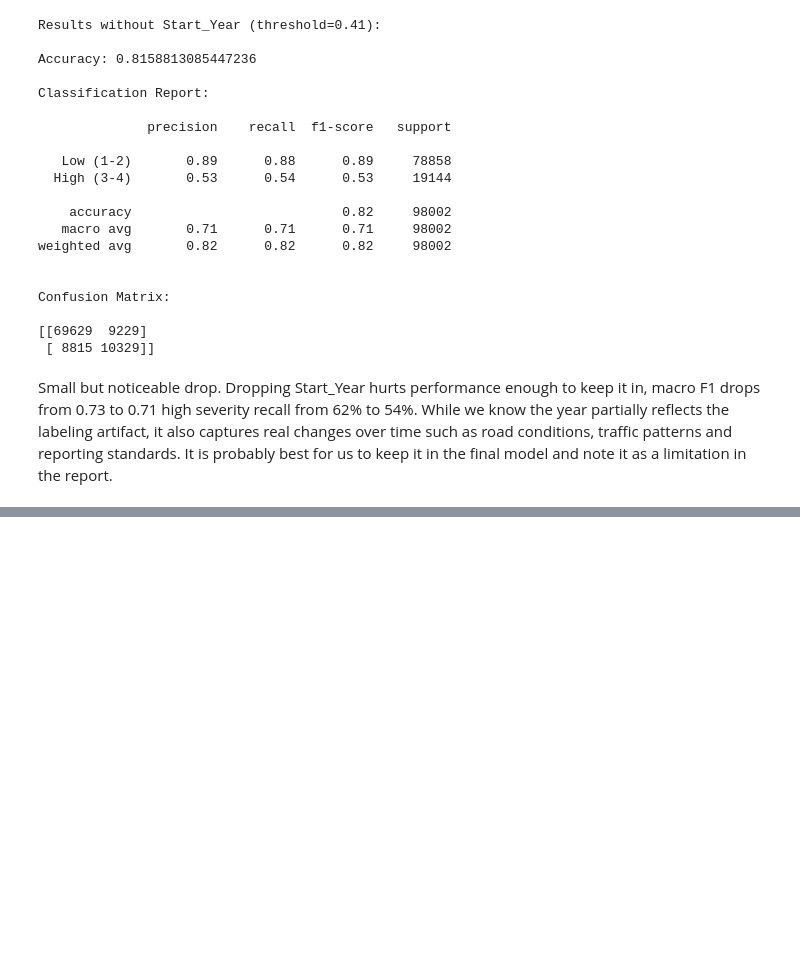
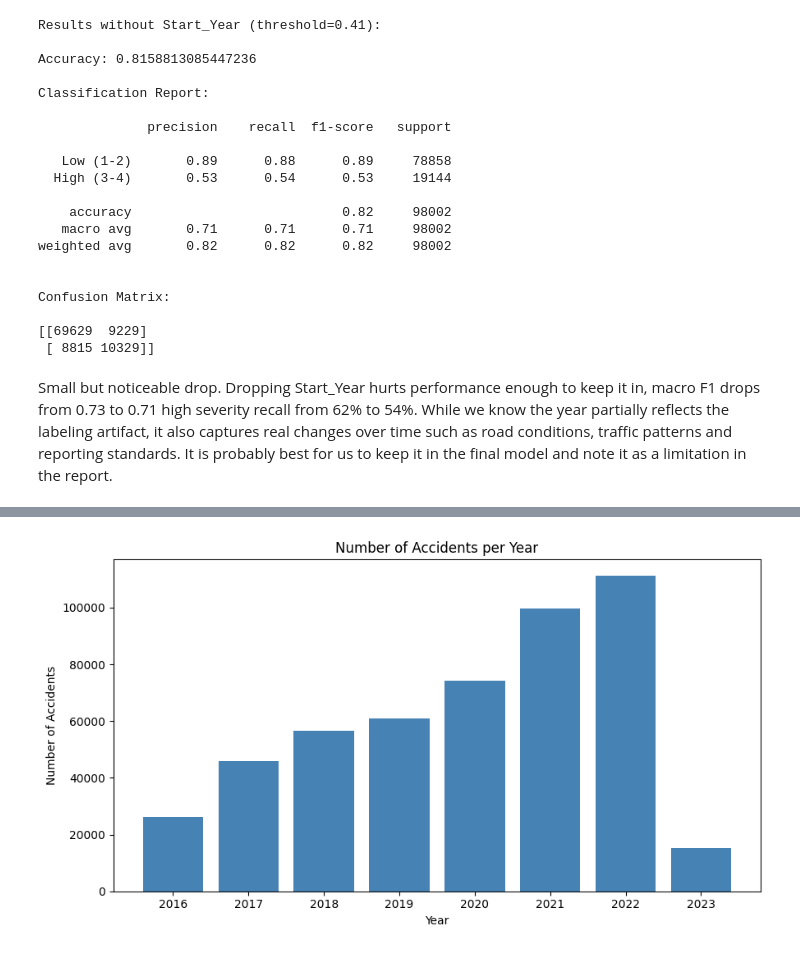
Before and after one commit to Grimur12/Data, a Jupyter notebook: Project/Project v2.ipynb, the cells around one changed output, grey strips where cells are left out. Drawn from its saved outputs; the diff is of its cells as text; code cells hidden in the pictures; blank space fills up the shorter version.

```diff
--- a/Project/Project v2.ipynb
+++ b/Project/Project v2.ipynb
@@ -1158,0 +1219,15 @@ Small but noticeable drop. Dropping Start_Year hurts performance enough to keep
+# %%
+# Plot 2: Accidents per year
+year_counts = df['Start_Year'].value_counts().sort_index()
+
+fig, ax = plt.subplots(figsize=(9, 5))
+ax.bar(year_counts.index, year_counts.values, color='steelblue')
+ax.set_xlabel("Year")
+ax.set_ylabel("Number of Accidents")
+ax.set_title("Number of Accidents per Year")
+ax.set_xticks(year_counts.index)
+plt.tight_layout()
+plt.savefig('Accident_distribution.png', dpi=150, bbox_inches='tight')
+plt.show()
+# %% [output]
+[figure, added]
```
Also changed, not shown: parts of 6 cells of this notebook.
